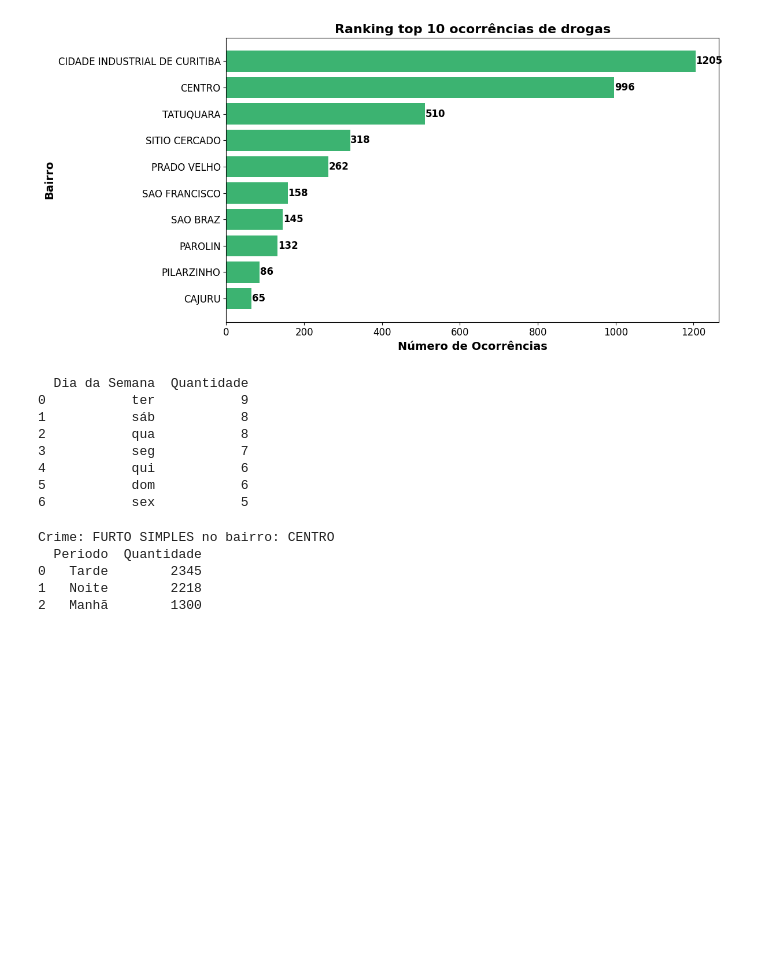
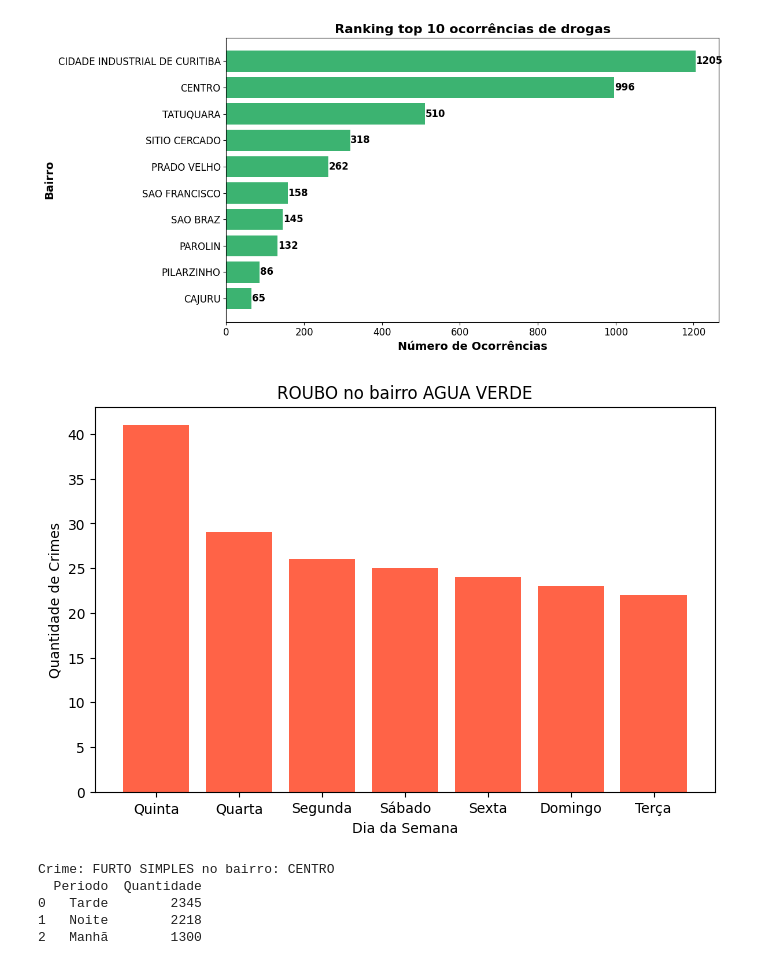
Before and after one commit to GuilhermeOliveiraAgenor/Analise-Seguranca-Curitiba, a Jupyter notebook: guilherme/analise_segurança_guilherme.ipynb, the cells around one changed output. Cells and saved outputs as stored; diff of their text form; code cells hidden in the pictures; blank space fills up the shorter version.

```diff
--- a/guilherme/analise_segurança_guilherme.ipynb
+++ b/guilherme/analise_segurança_guilherme.ipynb
@@ -248,32 +239,53 @@ plt.show()
 38                      BOA VISTA       39      16
 39                     BIGORRILHO       40      15
 [figure]
-# %%
-# Quantidade de crimes nos dias da semana por crime e bairro
-
-crime = 'ROUBO'
-bairro = 'MERCES'
-
-# Filtrar o crime e bairro
-df_filtrado = dt[base[0]][
-    (dt[base[0]]['Natureza'] == crime) &
-    (dt[base[0]]['Bairro'] == bairro)
-]
-
-# Contagem de crimes por dia da semana
-crimes_por_dia_semana = df_filtrado['Dia da Semana'].value_counts().reset_index()
-crimes_por_dia_semana.columns = ['Dia da Semana', 'Quantidade']
-
-print(crimes_por_dia_semana)
-# %% [output]
-  Dia da Semana  Quantidade
-0           ter           9
-1           sáb           8
-2           qua           8
-3           seg           7
-4           qui           6
-5           dom           6
-6           sex           5
+# %%
+# Crimes nos dias da semana por bairro
+
+import matplotlib.pyplot as plt
+import pandas as pd
+
+crime = 'ROUBO'
+bairro = 'AGUA VERDE'
+
+# Filtrar o crime e bairro
+df_filtrado = dt[base[0]][
+    (dt[base[0]]['Natureza'] == crime) &
+    (dt[base[0]]['Bairro'] == bairro)
+]
+
+# Contagem de crimes por dia da semana
+crimes_por_dia_semana = df_filtrado['Dia da Semana'].value_counts().reset_index()
+crimes_por_dia_semana.columns = ['Dia da Semana', 'Quantidade']
+
+# Mapear abreviações para nomes padronizados
+mapa_dias = {
+    'seg': 'Segunda',
+    'ter': 'Terça',
+    'qua': 'Quarta',
+    'qui': 'Quinta',
+    'sex': 'Sexta',
+    'sáb': 'Sábado',
+    'dom': 'Domingo'
+}
+crimes_por_dia_semana['Dia da Semana'] = crimes_por_dia_semana['Dia da Semana'].map(mapa_dias)
+
+# Garantir que todos os dias da semana apareçam
+ordem_dias = ['Segunda', 'Terça', 'Quarta', 'Quinta', 'Sexta', 'Sábado', 'Domingo']
+crimes_por_dia_semana = crimes_por_dia_semana.set_index('Dia da Semana').reindex(ordem_dias, fill_value=0).reset_index()
+
+# Ordenar por quantidade decrescente
+crimes_por_dia_semana = crimes_por_dia_semana.sort_values('Quantidade', ascending=False)
+
+# Gráfico de barras vertical
+plt.figure(figsize=(8, 5))
+plt.bar(crimes_por_dia_semana['Dia da Semana'], crimes_por_dia_semana['Quantidade'], color='tomato')
+plt.title(f'{crime} no bairro {bairro}')
+plt.xlabel('Dia da Semana')
+plt.ylabel('Quantidade de Crimes')
+plt.show()
+# %% [output]
+[figure, added]
 # %%
 # Quantidade de crimes nos periodos por crime e bairro
 
```
Also changed, not shown: parts of 3 cells of this notebook.
